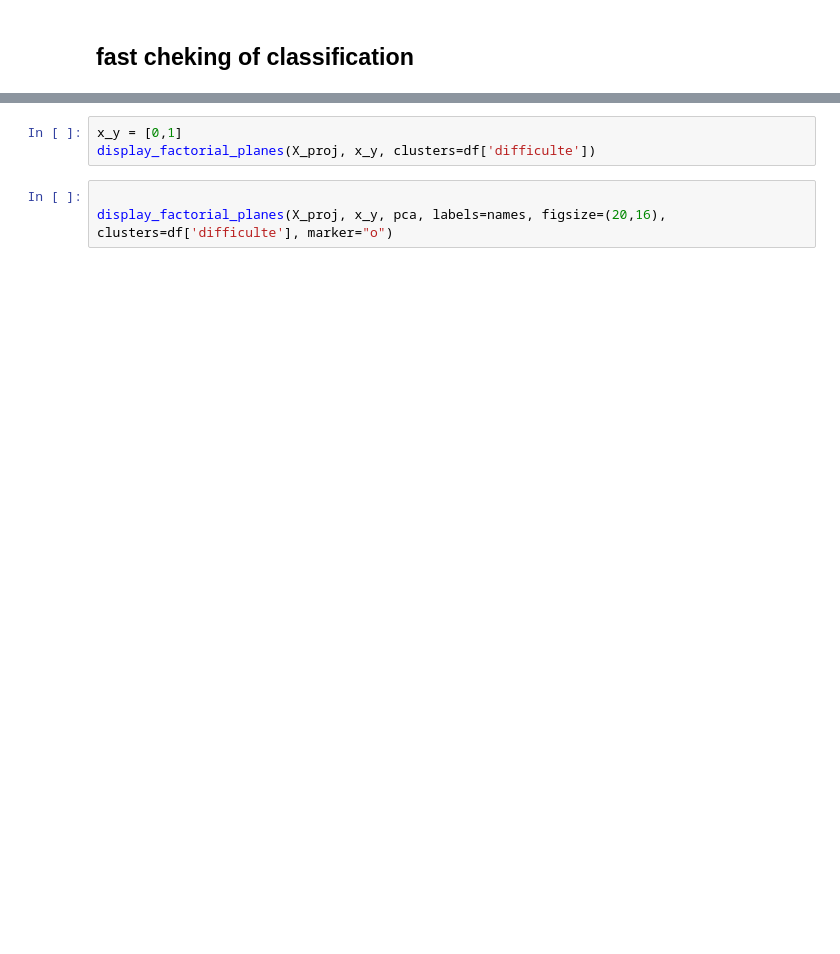
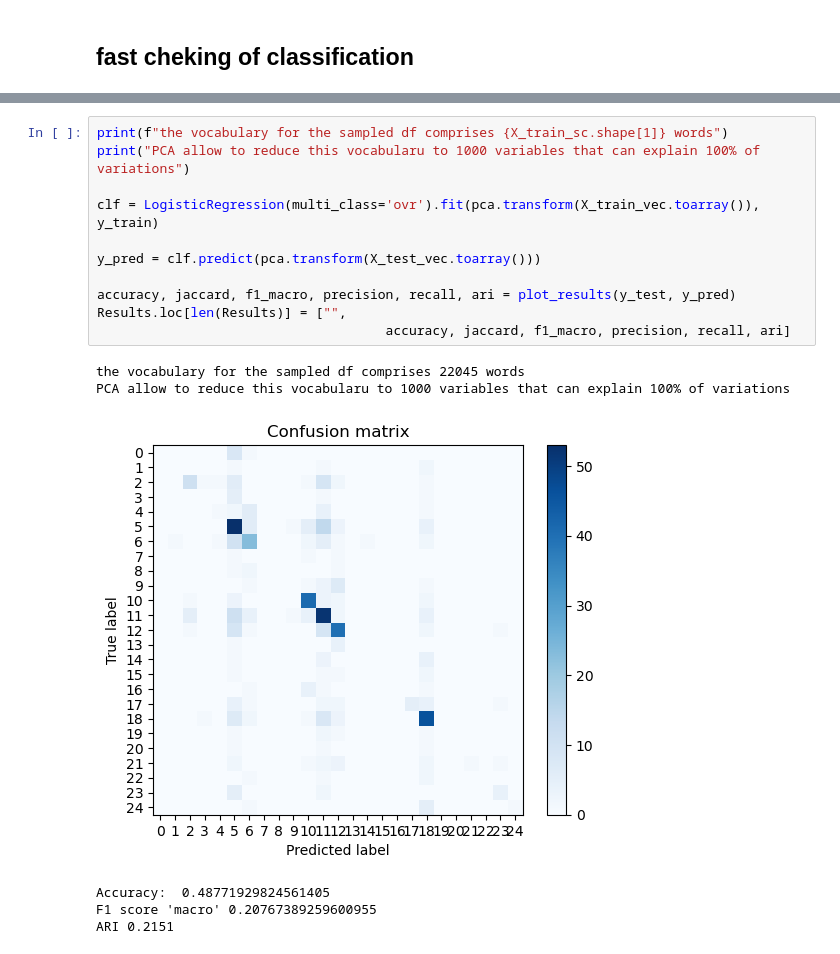
Before and after one commit to RCaz33/API_predict, a Jupyter notebook: cazelles-remi-notebook-exploration-06-2023.ipynb, the cells around one changed output, grey strips where cells are left out. Drawn from its saved outputs; the diff is of its cells as text; blank space fills up the shorter version.

```diff
--- a/cazelles-remi-notebook-exploration-06-2023.ipynb
+++ b/cazelles-remi-notebook-exploration-06-2023.ipynb
@@ -736,6 +631,18 @@ def display_factorial_planes(   X_projected,
-# %%
-x_y = [0,1]
-display_factorial_planes(X_proj, x_y, clusters=df['difficulte'])
-# %%
-
-display_factorial_planes(X_proj, x_y, pca, labels=names, figsize=(20,16), clusters=df['difficulte'], marker="o")
+# %%
+print(f"the vocabulary for the sampled df comprises {X_train_sc.shape[1]} words")
+print("PCA allow to reduce this vocabularu to 1000 variables that can explain 100% of variations")
+
+clf = LogisticRegression(multi_class='ovr').fit(pca.transform(X_train_vec.toarray()), y_train)
+
+y_pred = clf.predict(pca.transform(X_test_vec.toarray()))
+
+accuracy, jaccard, f1_macro, precision, recall, ari = plot_results(y_test, y_pred)
+Results.loc[len(Results)] = ["",
+                                     accuracy, jaccard, f1_macro, precision, recall, ari]
+# %% [output]
+the vocabulary for the sampled df comprises 22045 words
+PCA allow to reduce this vocabularu to 1000 variables that can explain 100% of variations
+[figure, added]
+Accuracy:  0.48771929824561405
+F1 score 'macro' 0.20767389259600955
+ARI 0.2151
```
Also changed, not shown: parts of 30 cells of this notebook.
